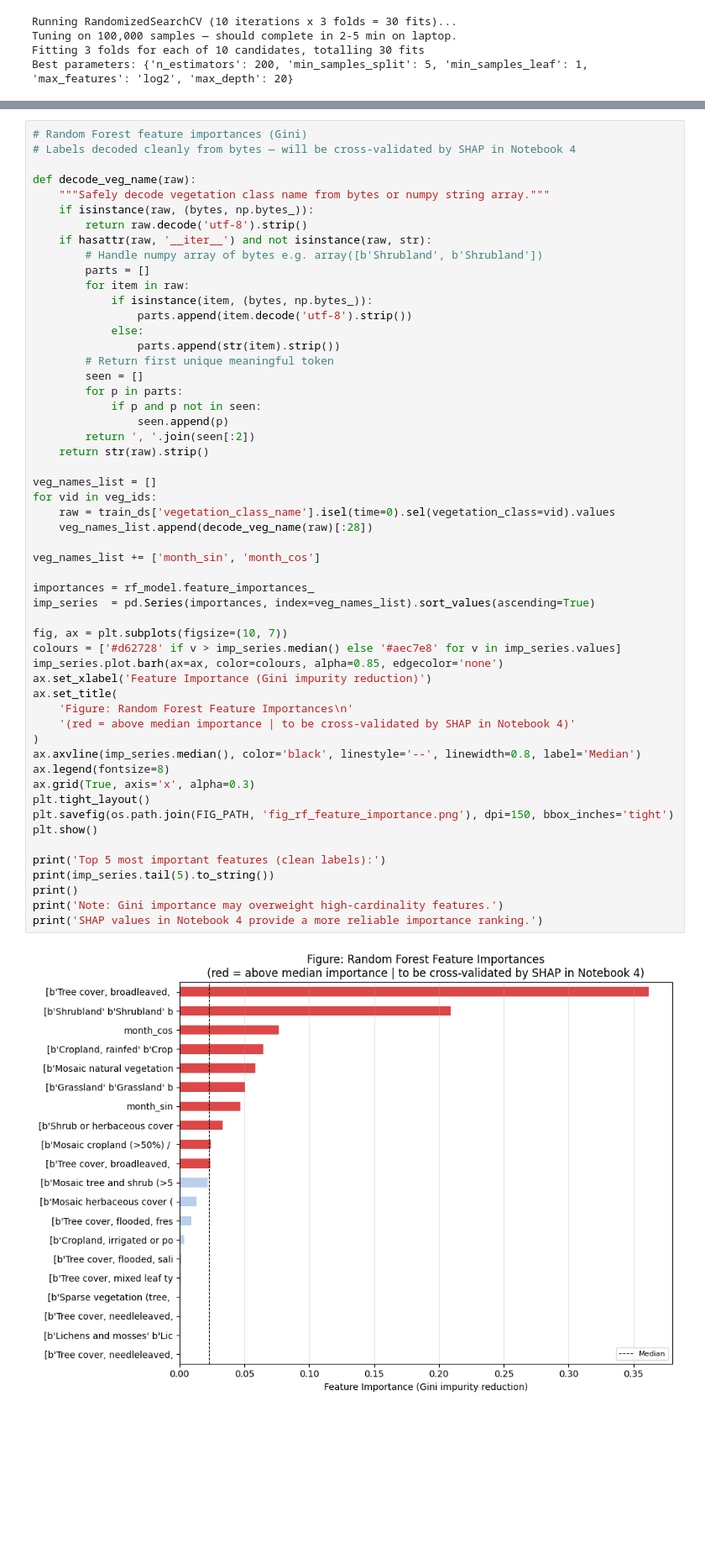
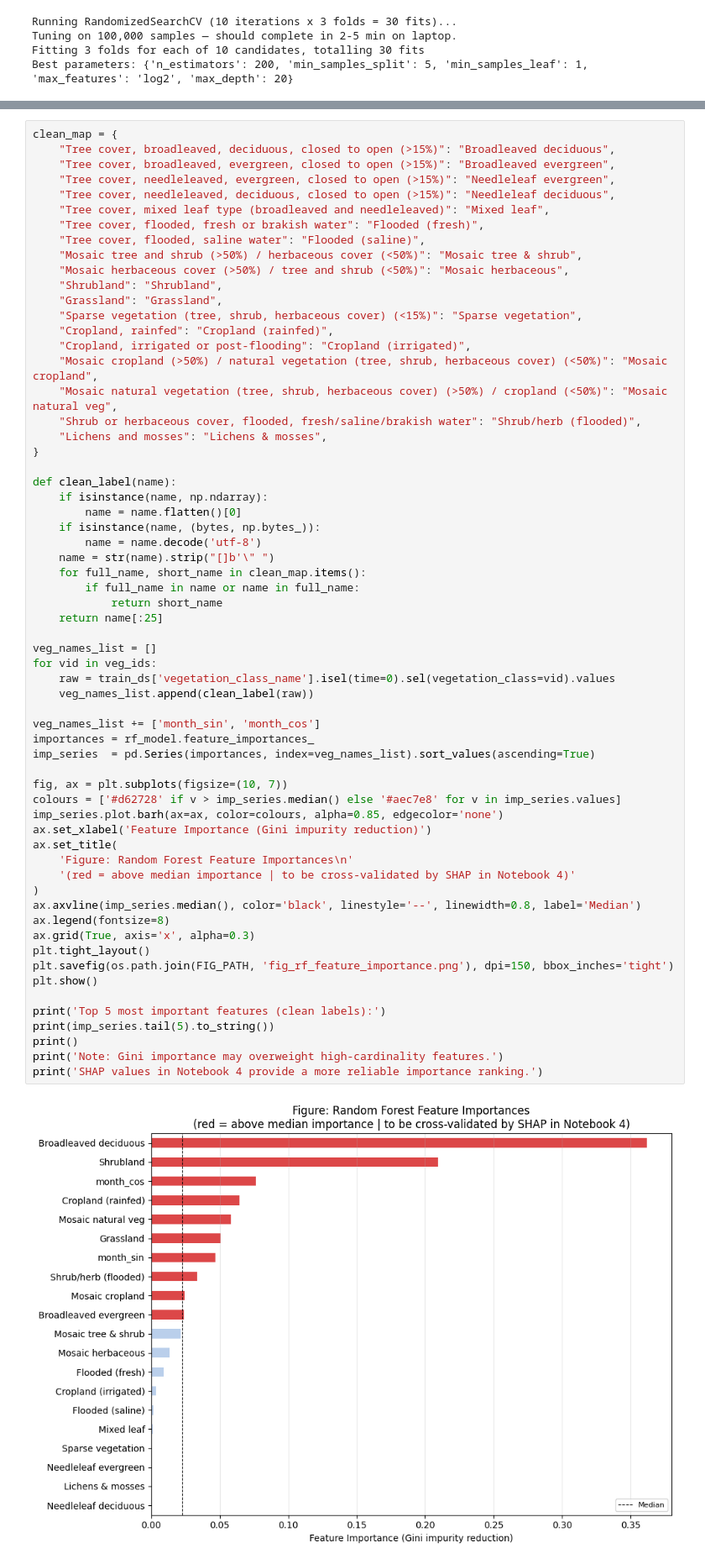
Before and after one commit to IshaqueAli25/Sustainable-Wildfire-Prediction-AI, a Jupyter notebook: 3_AI_Modelling.ipynb, the cells around one changed output, grey strips where cells are left out. Shown at 84% size. Saved outputs shown, nothing was run; the diff lists cells and outputs as text; blank space fills up the shorter version.

```diff
--- a/3_AI_Modelling.ipynb
+++ b/3_AI_Modelling.ipynb
@@ -357,59 +357,67 @@ RF trained in 6.8s on 678,633 samples
 RF model size: 480.0 MB
 [figure]
 # %%
-# Random Forest feature importances (Gini)
-# Labels decoded cleanly from bytes — will be cross-validated by SHAP in Notebook 4
+clean_map = {
+    "Tree cover, broadleaved, deciduous, closed to open (>15%)": "Broadleaved deciduous",
+    "Tree cover, broadleaved, evergreen, closed to open (>15%)": "Broadleaved evergreen",
+    "Tree cover, needleleaved, evergreen, closed to open (>15%)": "Needleleaf evergreen",
+    "Tree cover, needleleaved, deciduous, closed to open (>15%)": "Needleleaf deciduous",
+    "Tree cover, mixed leaf type (broadleaved and needleleaved)": "Mixed leaf",
+    "Tree cover, flooded, fresh or brakish water": "Flooded (fresh)",
+    "Tree cover, flooded, saline water": "Flooded (saline)",
+    "Mosaic tree and shrub (>50%) / herbaceous cover (<50%)": "Mosaic tree & shrub",
+    "Mosaic herbaceous cover (>50%) / tree and shrub (<50%)": "Mosaic herbaceous",
+    "Shrubland": "Shrubland",
+    "Grassland": "Grassland",
+    "Sparse vegetation (tree, shrub, herbaceous cover) (<15%)": "Sparse vegetation",
+    "Cropland, rainfed": "Cropland (rainfed)",
+    "Cropland, irrigated or post-flooding": "Cropland (irrigated)",
+    "Mosaic cropland (>50%) / natural vegetation (tree, shrub, herbaceous cover) (<50%)": "Mosaic cropland",
+    "Mosaic natural vegetation (tree, shrub, herbaceous cover) (>50%) / cropland (<50%)": "Mosaic natural veg",
+    "Shrub or herbaceous cover, flooded, fresh/saline/brakish water": "Shrub/herb (flooded)",
+    "Lichens and mosses": "Lichens & mosses",
+}
 
-def decode_veg_name(raw):
-    """Safely decode vegetation class name from bytes or numpy string array."""
-    if isinstance(raw, (bytes, np.bytes_)):
-        return raw.decode('utf-8').strip()
-    if hasattr(raw, '__iter__') and not isinstance(raw, str):
-        # Handle numpy array of bytes e.g. array([b'Shrubland', b'Shrubland'])
-        parts = []
-        for item in raw:
-            if isinstance(item, (bytes, np.bytes_)):
-                parts.append(item.decode('utf-8').strip())
-            else:
-                parts.append(str(item).strip())
-        # Return first unique meaningful token
-        seen = []
-        for p in parts:
-            if p and p not in seen:
-                seen.append(p)
-        return ', '.join(seen[:2])
-    return str(raw).strip()
+def clean_label(name):
+    if isinstance(name, np.ndarray):
+        name = name.flatten()[0]
+    if isinstance(name, (bytes, np.bytes_)):
+        name = name.decode('utf-8')
+    name = str(name).strip("[]b'\" ")
+    for full_name, short_name in clean_map.items():
+        if full_name in name or name in full_name:
+            return short_name
+    return name[:25]
 
 veg_names_list = []
 for vid in veg_ids:
     raw = train_ds['vegetation_class_name'].isel(time=0).sel(vegetation_class=vid).values
-    veg_names_list.append(decode_veg_name(raw)[:28])
+    veg_names_list.append(clean_label(raw))
 
 veg_names_list += ['month_sin', 'month_cos']
-
 importances = rf_model.feature_importances_
 imp_series  = pd.Series(importances, index=veg_names_list).sort_values(ascending=True)
 
 fig, ax = plt.subplots(figsize=(10, 7))
 colours = ['#d62728' if v > imp_series.median() else '#aec7e8' for v in imp_series.values]
 imp_series.plot.barh(ax=ax, color=colours, alpha=0.85, edgecolor='none')
 ax.set_xlabel('Feature Importance (Gini impurity reduction)')
 ax.set_title(
     'Figure: Random Forest Feature Importances\n'
     '(red = above median importance | to be cross-validated by SHAP in Notebook 4)'
 )
 ax.axvline(imp_series.median(), color='black', linestyle='--', linewidth=0.8, label='Median')
 ax.legend(fontsize=8)
 ax.grid(True, axis='x', alpha=0.3)
 plt.tight_layout()
 plt.savefig(os.path.join(FIG_PATH, 'fig_rf_feature_importance.png'), dpi=150, bbox_inches='tight')
 plt.show()
 
 print('Top 5 most important features (clean labels):')
 print(imp_series.tail(5).to_string())
 print()
 print('Note: Gini importance may overweight high-cardinality features.')
 print('SHAP values in Notebook 4 provide a more reliable importance ranking.')
 # %% [output]
-[figure, old version]
+[figure, new version]
 Top 5 most important features (clean labels):
```
Also changed, not shown: parts of 9 cells of this notebook, 2 other files.
